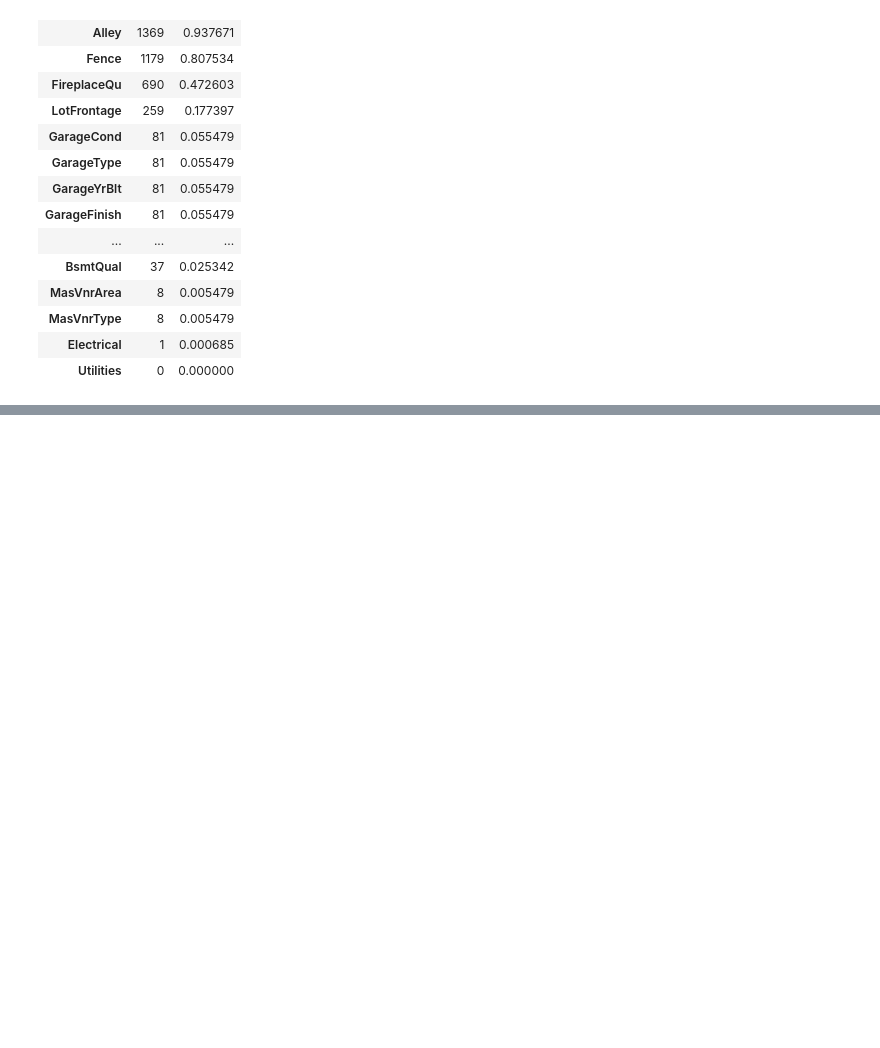
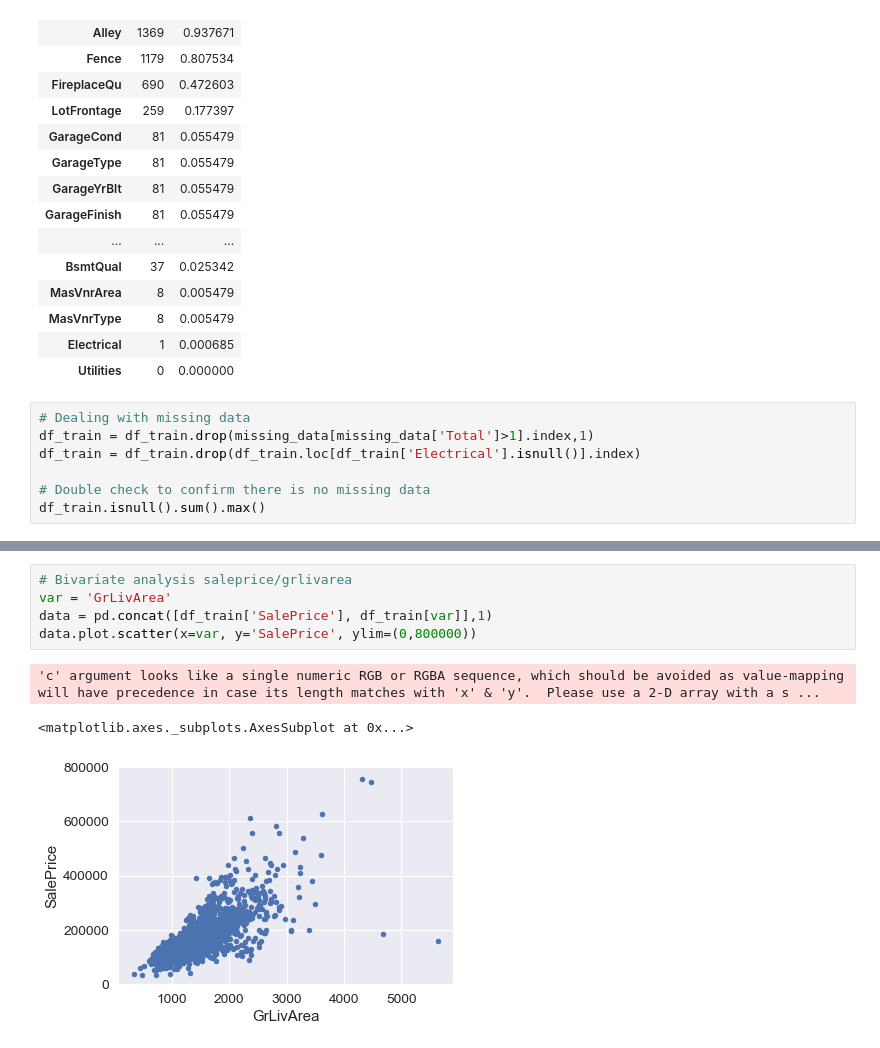
Before and after one commit to chenminjing1984/Kaggle, a Jupyter notebook: House Price Prediction/House Price Prediction.ipynb, the cells around one changed output, grey strips where cells are left out. Drawn from its saved outputs; the diff is of its cells as text; blank space fills up the shorter version.

```diff
--- a/House Price Prediction/House Price Prediction.ipynb
+++ b/House Price Prediction/House Price Prediction.ipynb
@@ -162,3 +164,10 @@ missing_data.head(20)
 | MasVnrType | 8 | 0.005479 |
 | Electrical | 1 | 0.000685 |
 | Utilities | 0 | 0.000000 |
+# %%
+# Dealing with missing data
+df_train = df_train.drop(missing_data[missing_data['Total']>1].index,1)
+df_train = df_train.drop(df_train.loc[df_train['Electrical'].isnull()].index)
+
+# Double check to confirm there is no missing data
+df_train.isnull().sum().max()
@@ -164,0 +203,9 @@ missing_data.head(20)
+# %%
+# Bivariate analysis saleprice/grlivarea
+var = 'GrLivArea'
+data = pd.concat([df_train['SalePrice'], df_train[var]],1)
+data.plot.scatter(x=var, y='SalePrice', ylim=(0,800000))
+# %% [output]
+'c' argument looks like a single numeric RGB or RGBA sequence, which should be avoided as value-mapping will have precedence in case its length matches with 'x' & 'y'.  Please use a 2-D array with a s ...
+<matplotlib.axes._subplots.AxesSubplot at 0x...>
+[figure, added]
```
Also changed, not shown: parts of 10 cells of this notebook.
